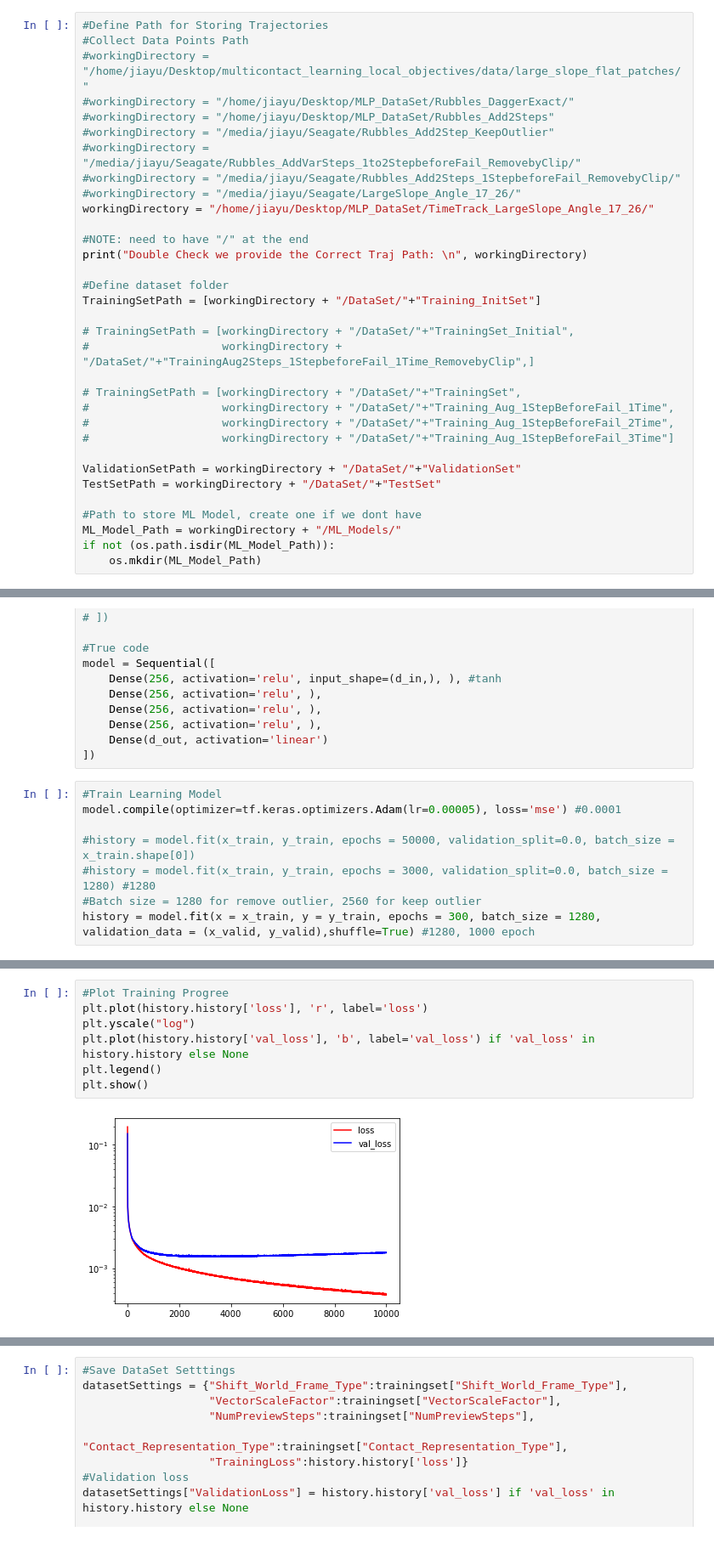
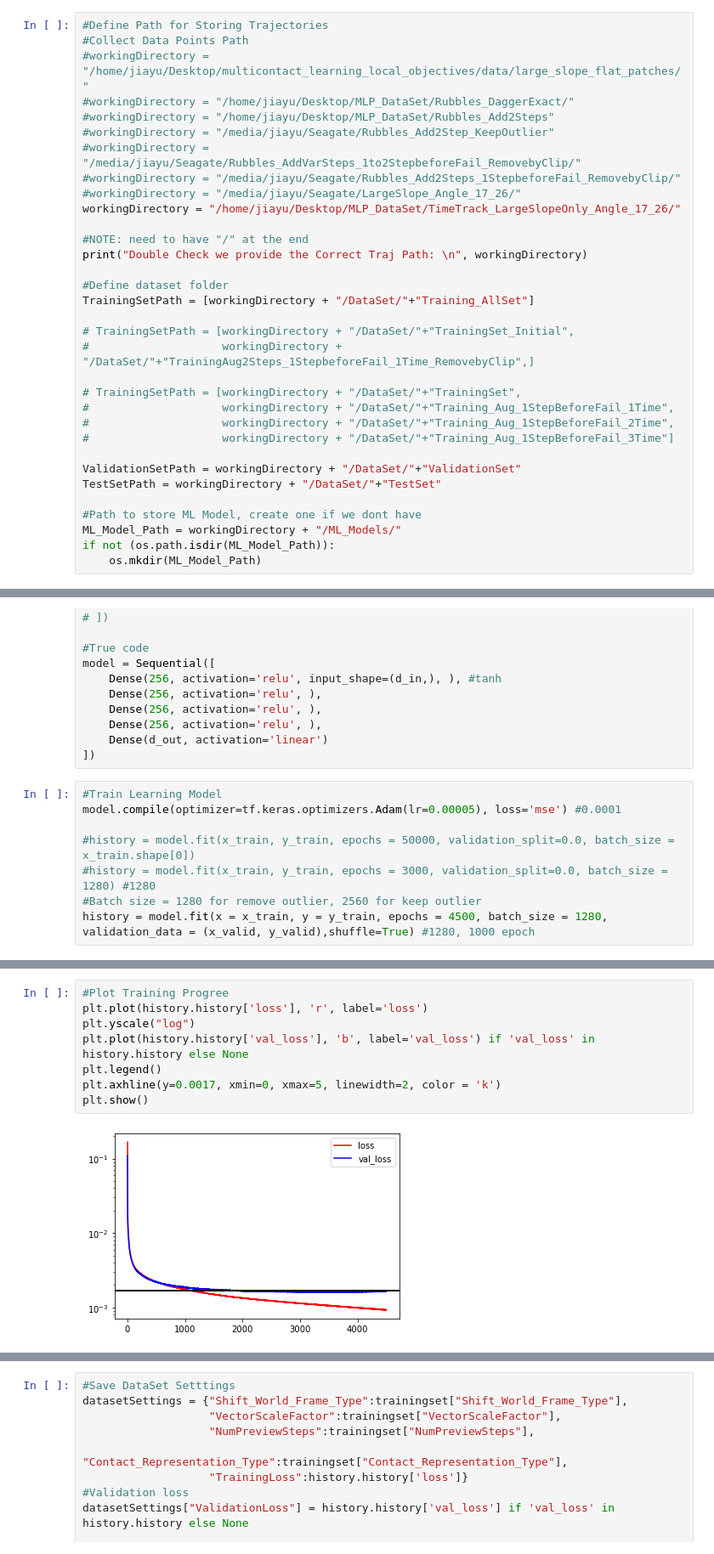
Before and after one commit to jjiayu/multicontact_learning_local_objectives, a Jupyter notebook: python/machine_learning/LocalObj_Training_MultiDataSet.ipynb, the cells around one changed output, grey strips where cells are left out. Shown at 85% size. Saved outputs shown, nothing was run; the diff lists cells and outputs as text.

```diff
--- a/python/machine_learning/LocalObj_Training_MultiDataSet.ipynb
+++ b/python/machine_learning/LocalObj_Training_MultiDataSet.ipynb
@@ -20,13 +20,13 @@ Double check the Path for storing trajectories is correct
 #workingDirectory = "/media/jiayu/Seagate/Rubbles_AddVarSteps_1to2StepbeforeFail_RemovebyClip/"
 #workingDirectory = "/media/jiayu/Seagate/Rubbles_Add2Steps_1StepbeforeFail_RemovebyClip/"
 #workingDirectory = "/media/jiayu/Seagate/LargeSlope_Angle_17_26/"
-workingDirectory = "/home/jiayu/Desktop/MLP_DataSet/TimeTrack_LargeSlope_Angle_17_26/"
+workingDirectory = "/home/jiayu/Desktop/MLP_DataSet/TimeTrack_LargeSlopeOnly_Angle_17_26/"
 
 #NOTE: need to have "/" at the end
 print("Double Check we provide the Correct Traj Path: \n", workingDirectory)
 
 #Define dataset folder
-TrainingSetPath = [workingDirectory + "/DataSet/"+"Training_InitSet"]
+TrainingSetPath = [workingDirectory + "/DataSet/"+"Training_AllSet"]
 
 # TrainingSetPath = [workingDirectory + "/DataSet/"+"TrainingSet_Initial",
 #                    workingDirectory + "/DataSet/"+"TrainingAug2Steps_1StepbeforeFail_1Time_RemovebyClip",]
@@ -215,5 +215,5 @@ model.compile(optimizer=tf.keras.optimizers.Adam(lr=0.00005), loss='mse') #0.000
 #history = model.fit(x_train, y_train, epochs = 50000, validation_split=0.0, batch_size = x_train.shape[0])
 #history = model.fit(x_train, y_train, epochs = 3000, validation_split=0.0, batch_size = 1280) #1280
 #Batch size = 1280 for remove outlier, 2560 for keep outlier
-history = model.fit(x = x_train, y = y_train, epochs = 300, batch_size = 1280, validation_data = (x_valid, y_valid),shuffle=True) #1280, 1000 epoch
+history = model.fit(x = x_train, y = y_train, epochs = 4500, batch_size = 1280, validation_data = (x_valid, y_valid),shuffle=True) #1280, 1000 epoch
 # %% [output]
@@ -237,12 +237,13 @@ Epoch 300/300
 # %%
 #Plot Training Progree
 plt.plot(history.history['loss'], 'r', label='loss')
 plt.yscale("log")
 plt.plot(history.history['val_loss'], 'b', label='val_loss') if 'val_loss' in history.history else None
 plt.legend()
+plt.axhline(y=0.0017, xmin=0, xmax=5, linewidth=2, color = 'k')
 plt.show()
 # %% [output]
-[figure, old version]
+[figure, new version]
 # %%
 #Save Trained Model
 #MLmodel_name = "NN_Model_Valid_" + trainingset["PreProcessMode"] + "_Dagger_InitSet_2Iter"
```
Also changed, not shown: parts of 8 cells of this notebook, 5 other files.
